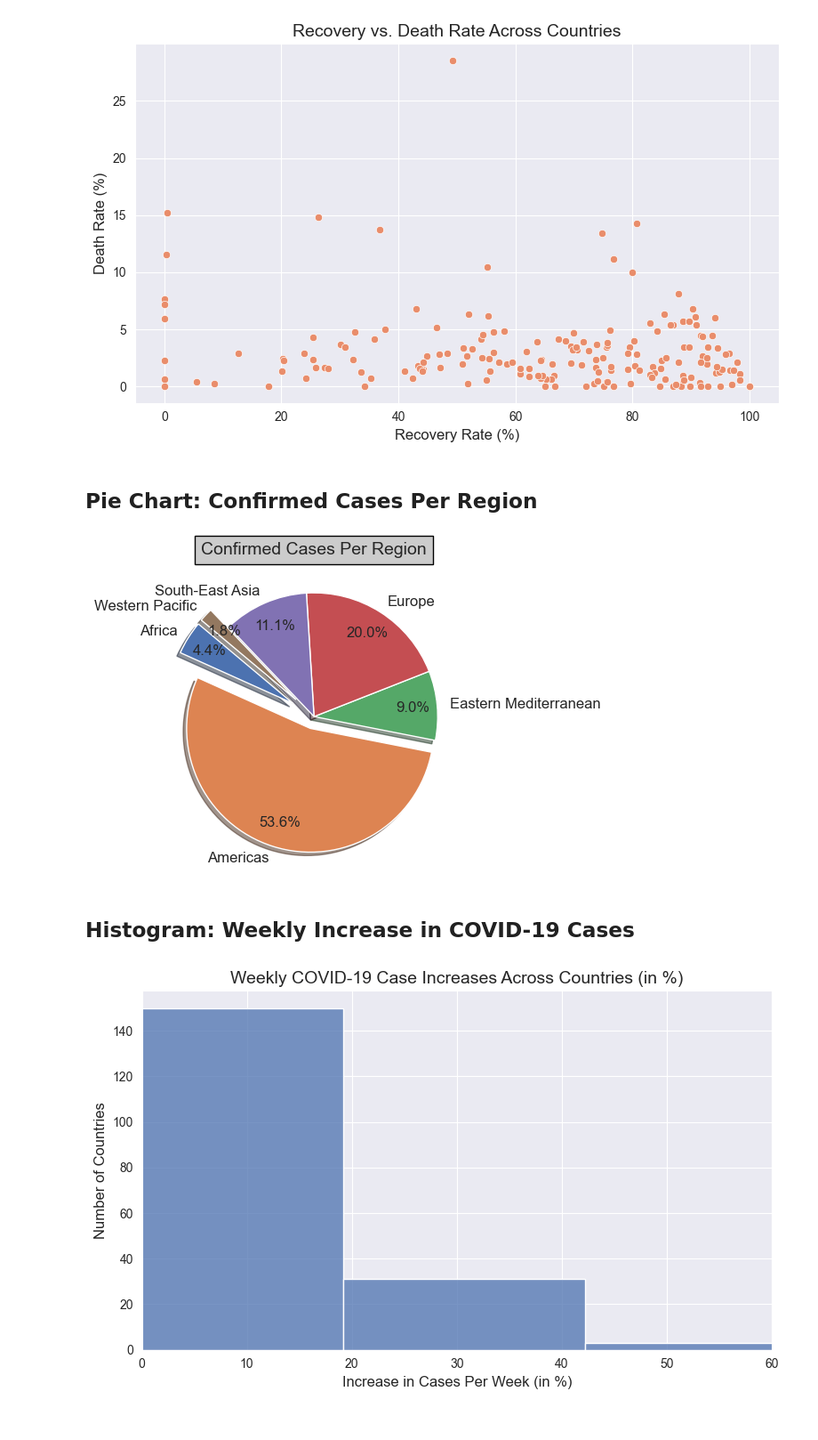
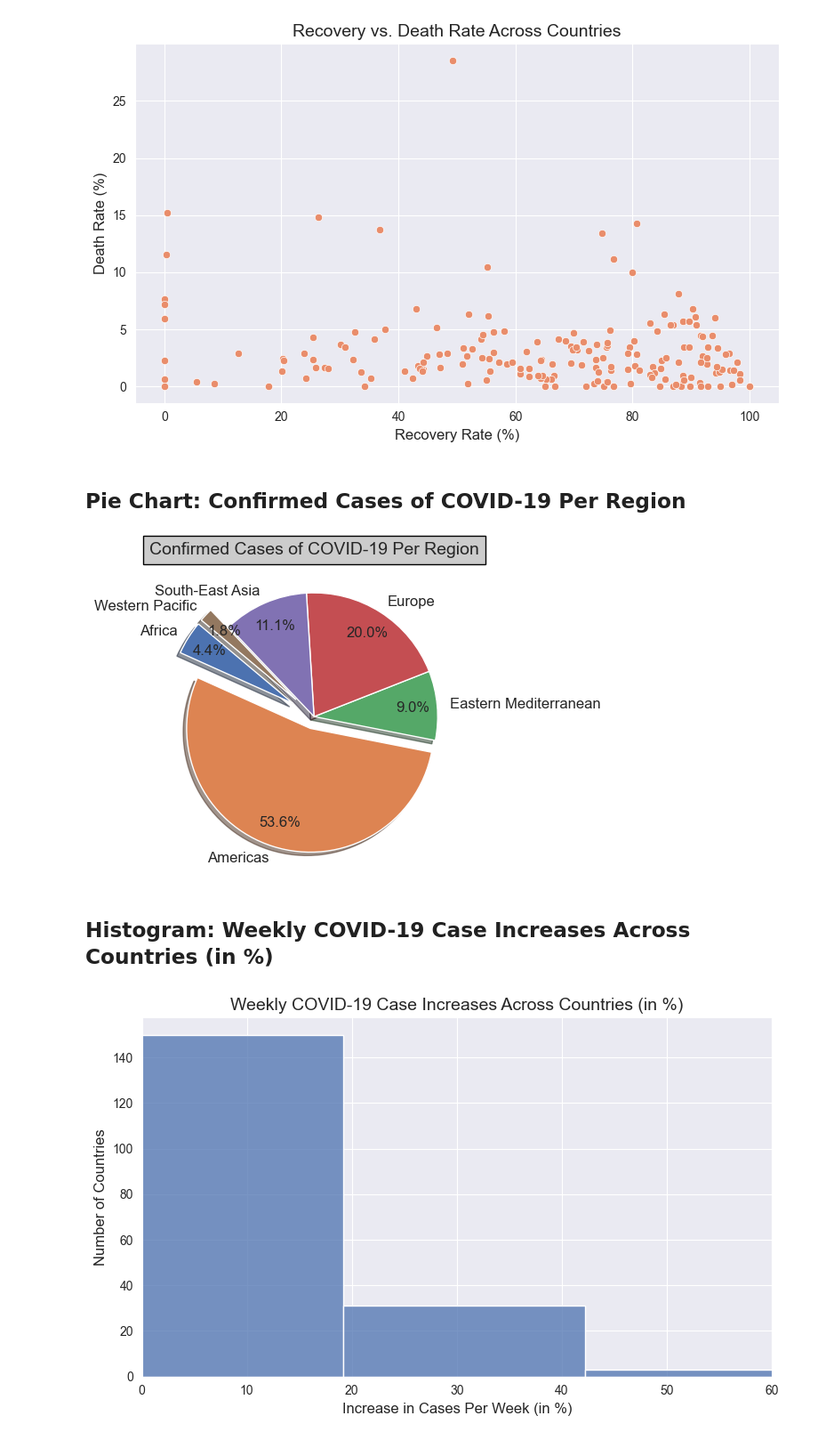
Before and after one commit to magdalena-ivanova-ds/EDA-Projects, a Jupyter notebook: covid_19/covid.ipynb, the cells around one changed output. Shown at 89% size. Drawn from its saved outputs; the diff is of its cells as text; code cells hidden in the pictures.

```diff
--- a/covid_19/covid.ipynb
+++ b/covid_19/covid.ipynb
@@ -102,24 +102,24 @@ plt.show()
 # %% [output]
 [figure]
 # %% [markdown]
-## Pie Chart: Confirmed Cases Per Region
+## Pie Chart: Confirmed Cases of COVID-19 Per Region
 # %%
 confirmed_cases_per_region = covid19_df.groupby("Region")["Confirmed"].sum()
 pie_values = confirmed_cases_per_region.values.tolist()
 pie_labels = confirmed_cases_per_region.index.values.tolist()
 explode = (0.2, 0.1, 0, 0, 0, 0.2)
 sns.set_palette("deep")
 
 plt.figure(figsize=(8,4), dpi=100)
 plt.pie(pie_values, labels=pie_labels, autopct="%1.1f%%", pctdistance=0.8, startangle=140, explode=explode, shadow=True, textprops={'fontsize': 12})
-plt.title("Confirmed Cases Per Region", fontsize=14, bbox={'facecolor':'0.8','pad':5, 'edgecolor': 'black', 'linewidth': 1})
+plt.title("Confirmed Cases of COVID-19 Per Region", fontsize=14, bbox={'facecolor':'0.8','pad':5, 'edgecolor': 'black', 'linewidth': 1})
 plt.tight_layout()
 plt.savefig('plots/plot3.png')
 plt.show()
 # %% [output]
-[figure, old version]
+[figure, new version]
 # %% [markdown]
-## Histogram: Weekly Increase in COVID-19 Cases
+## Histogram: Weekly COVID-19 Case Increases Across Countries (in %)
 # %%
 plt.figure(figsize=(8,5), dpi=100)
 sns.histplot(covid19_df["1 week % increase"], bins=10)
```
Also changed, not shown: parts of 5 cells of this notebook.
